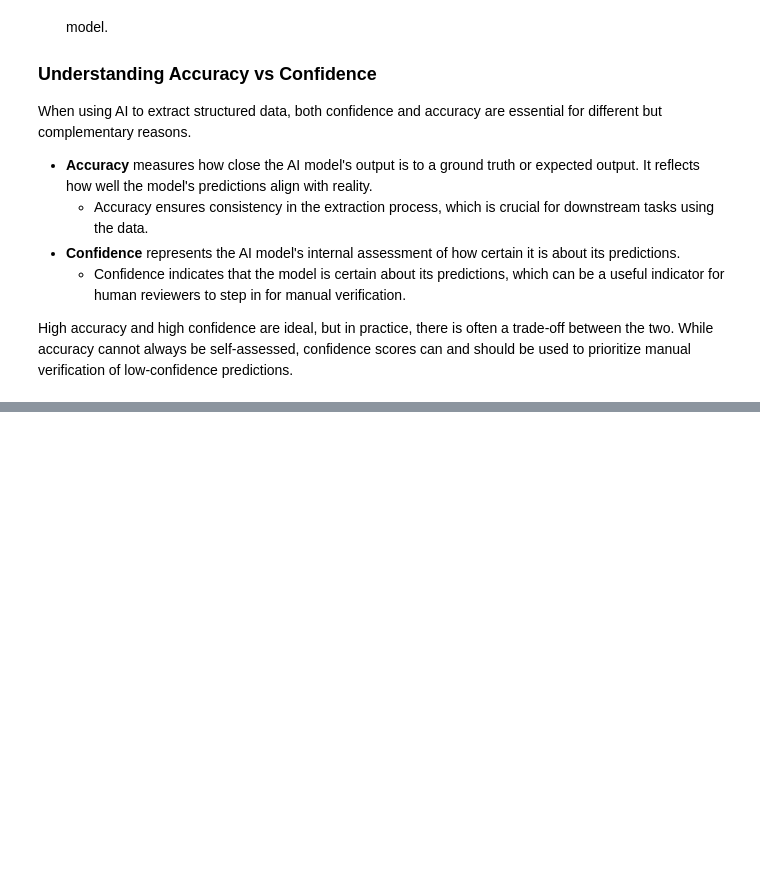
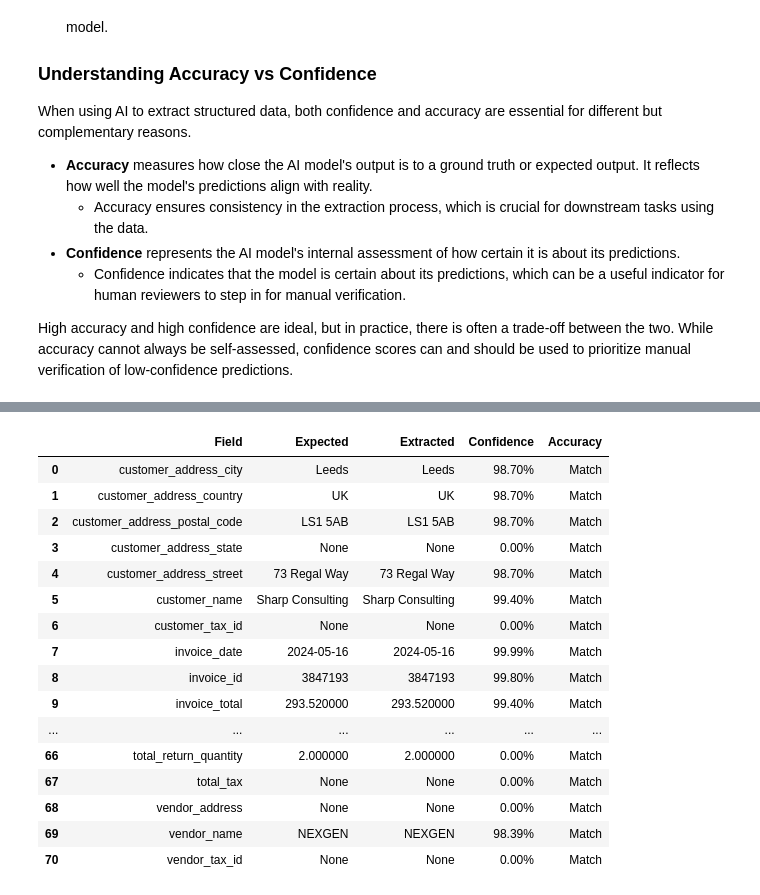
Before and after one commit to Azure-Samples/azure-ai-document-processing-samples, a Jupyter notebook: samples/extraction/text-based/document-intelligence-openai.ipynb, the cells around one changed output, grey strips where cells are left out. Cells and saved outputs as stored; diff of their text form; code cells hidden in the pictures; blank space fills up the shorter version.

Commit message:
Update confidence merging logic and add more invoice samples

```diff
--- a/samples/extraction/text-based/document-intelligence-openai.ipynb
+++ b/samples/extraction/text-based/document-intelligence-openai.ipynb
@@ -438,0 +365,15 @@ display(Markdown(extraction_comparison(expected.to_dict(), invoice.to_dict(), co
+# %%
+# Gets the parsed Invoice object from the completion response.
+invoice = completion.choices[0].message.parsed
+
+expected_dict = expected.to_dict()
+invoice_dict = invoice.to_dict()
+# %%
+# Determines the accuracy of the extracted data against the expected values.
+accuracy = invoice_evaluator.evaluate(expected=expected_dict, actual=invoice_dict)
+# %%
+# Determines the confidence of the extracted data using both the OpenAI and Azure Document Intelligence responses.
+di_confidence = di_evaluate_confidence(invoice_dict, result)
+oai_confidence = oai_evaluate_confidence(invoice_dict, completion.choices[0])
+
+confidence = merge_confidence_values(di_confidence, oai_confidence)
@@ -438,0 +387,23 @@ display(Markdown(extraction_comparison(expected.to_dict(), invoice.to_dict(), co
+# %%
+# Save the output of the data extraction result.
+extraction_result = DataExtractionResult(invoice_dict, confidence, accuracy, prompt_tokens, completion_tokens, total_elapsed)
+
+with open(f"{working_dir}/samples/extraction/text-based/document-intelligence-openai.{pdf_fname}.json", "w") as f:
+    f.write(extraction_result.to_json(indent=4))
+# %%
+# Display the outputs of the data extraction process.
+df = pd.DataFrame([
+    {
+        "Accuracy": f"{accuracy['overall'] * 100:.2f}%",
+        "Confidence": f"{confidence['_overall'] * 100:.2f}%",
+        "Execution Time": f"{total_elapsed:.2f} seconds",
+        "Document Intelligence Execution Time": f"{di_stopwatch.elapsed:.2f} seconds",
+        "OpenAI Execution Time": f"{oai_stopwatch.elapsed:.2f} seconds",
+        "Prompt Tokens": prompt_tokens,
+        "Completion Tokens": completion_tokens
+    }
+])
+
+display(df)
+display(get_extraction_comparison(expected_dict, invoice_dict, confidence, accuracy['accuracy']))
+# %% [output]
@@ -438,0 +412,17 @@ display(Markdown(extraction_comparison(expected.to_dict(), invoice.to_dict(), co
+|  | Field | Expected | Extracted | Confidence | Accuracy |
+| 0 | customer_address_city | Leeds | Leeds | 98.70% | Match |
+| 1 | customer_address_country | UK | UK | 98.70% | Match |
+| 2 | customer_address_postal_code | LS1 5AB | LS1 5AB | 98.70% | Match |
+| 3 | customer_address_state | None | None | 0.00% | Match |
+| 4 | customer_address_street | 73 Regal Way | 73 Regal Way | 98.70% | Match |
+| 5 | customer_name | Sharp Consulting | Sharp Consulting | 99.40% | Match |
+| 6 | customer_tax_id | None | None | 0.00% | Match |
+| 7 | invoice_date | 2024-05-16 | 2024-05-16 | 99.99% | Match |
+| 8 | invoice_id | 3847193 | 3847193 | 99.80% | Match |
+| 9 | invoice_total | 293.520000 | 293.520000 | 99.40% | Match |
+| ... | ... | ... | ... | ... | ... |
+| 66 | total_return_quantity | 2.000000 | 2.000000 | 0.00% | Match |
+| 67 | total_tax | None | None | 0.00% | Match |
+| 68 | vendor_address | None | None | 0.00% | Match |
+| 69 | vendor_name | NEXGEN | NEXGEN | 98.39% | Match |
+| 70 | vendor_tax_id | None | None | 0.00% | Match |
```
Also changed, not shown: parts of 9 cells of this notebook, 6 other files.
